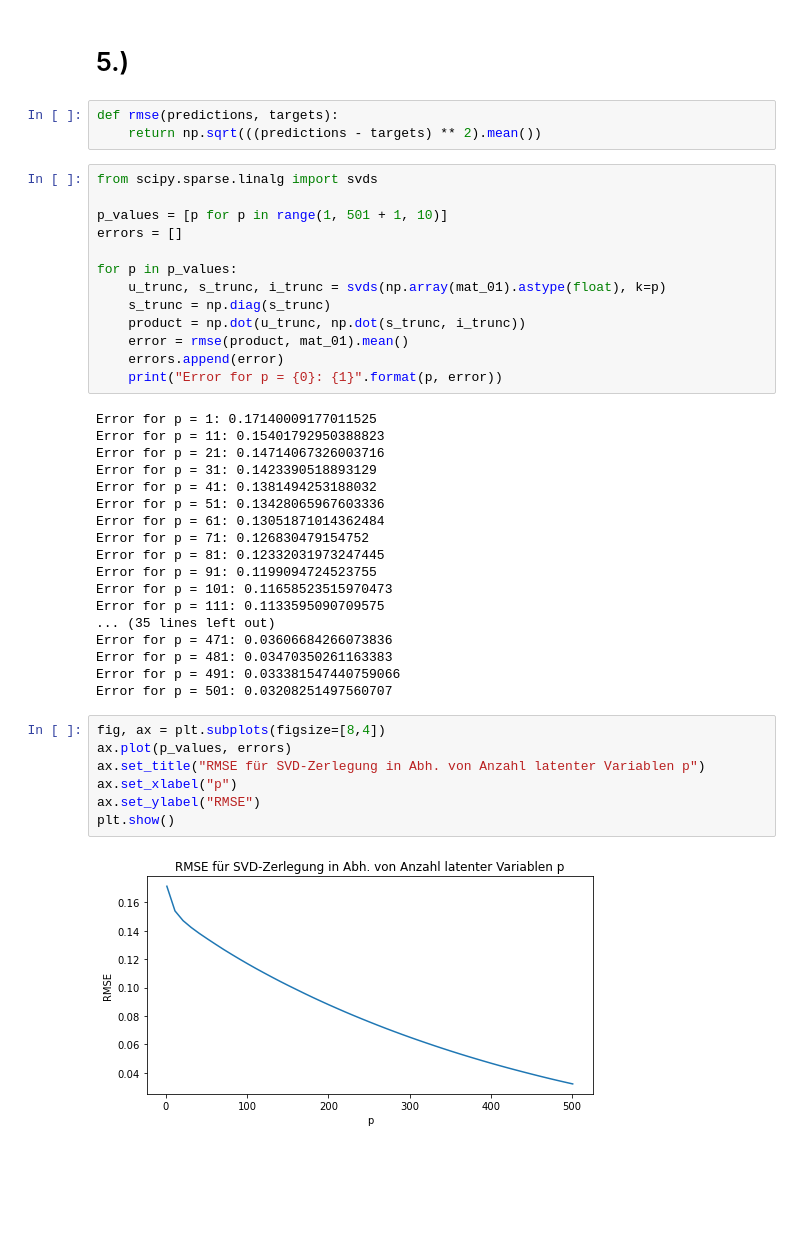
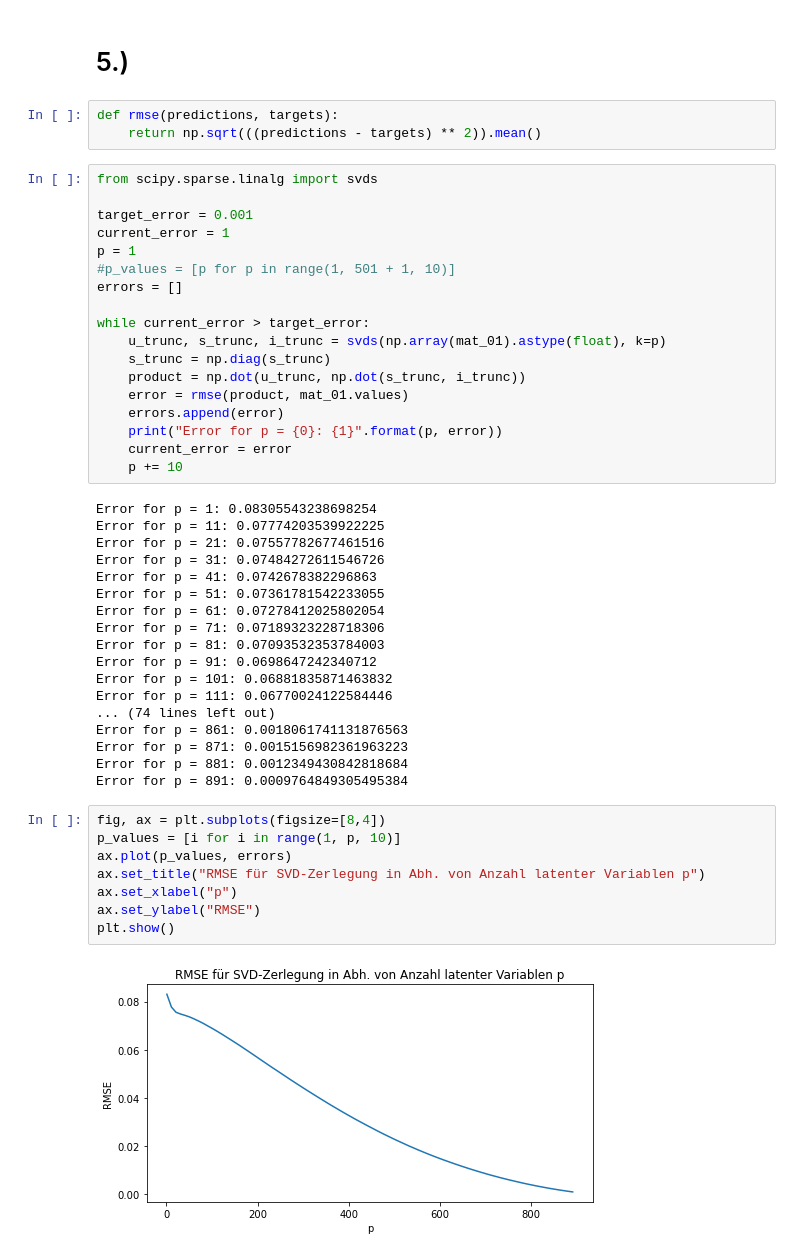
Before and after one commit to edgarWolf/lecture-data-science, a Jupyter notebook: Übung 5/wolf_edgar_blatt5_aufgabe11.ipynb, the cells around one changed output. Cells and saved outputs as stored; diff of their text form; blank space fills up the shorter version.

Commit message:
Fixed error in exercise 5 task 11, where RMSE was not computed corrrectly.

```diff
--- a/Übung 5/wolf_edgar_blatt5_aufgabe11.ipynb
+++ b/Übung 5/wolf_edgar_blatt5_aufgabe11.ipynb
@@ -302,44 +278,50 @@ $$
 # 5.)
 # %%
 def rmse(predictions, targets):
-    return np.sqrt(((predictions - targets) ** 2).mean())
+    return np.sqrt(((predictions - targets) ** 2)).mean()
 # %%
 from scipy.sparse.linalg import svds
 
-p_values = [p for p in range(1, 501 + 1, 10)]
+target_error = 0.001
+current_error = 1
+p = 1
+#p_values = [p for p in range(1, 501 + 1, 10)]
 errors = []
 
-for p in p_values:
+while current_error > target_error:
     u_trunc, s_trunc, i_trunc = svds(np.array(mat_01).astype(float), k=p)
     s_trunc = np.diag(s_trunc)
     product = np.dot(u_trunc, np.dot(s_trunc, i_trunc))
-    error = rmse(product, mat_01).mean()
+    error = rmse(product, mat_01.values)
     errors.append(error)
     print("Error for p = {0}: {1}".format(p, error))
+    current_error = error
+    p += 10
 # %% [output]
-Error for p = 1: 0.17140009177011525
-Error for p = 11: 0.15401792950388823
-Error for p = 21: 0.14714067326003716
-Error for p = 31: 0.1423390518893129
-Error for p = 41: 0.1381494253188032
-Error for p = 51: 0.13428065967603336
-Error for p = 61: 0.13051871014362484
-Error for p = 71: 0.126830479154752
-Error for p = 81: 0.12332031973247445
-Error for p = 91: 0.1199094724523755
-Error for p = 101: 0.11658523515970473
-Error for p = 111: 0.1133595090709575
-... (35 lines left out)
-Error for p = 471: 0.03606684266073836
-Error for p = 481: 0.03470350261163383
-Error for p = 491: 0.033381547440759066
-Error for p = 501: 0.03208251497560707
+Error for p = 1: 0.08305543238698254
+Error for p = 11: 0.07774203539922225
+Error for p = 21: 0.07557782677461516
+Error for p = 31: 0.07484272611546726
+Error for p = 41: 0.0742678382296863
+Error for p = 51: 0.07361781542233055
+Error for p = 61: 0.07278412025802054
+Error for p = 71: 0.07189323228718306
+Error for p = 81: 0.07093532353784003
+Error for p = 91: 0.0698647242340712
+Error for p = 101: 0.06881835871463832
+Error for p = 111: 0.06770024122584446
+... (74 lines left out)
+Error for p = 861: 0.0018061741131876563
+Error for p = 871: 0.0015156982361963223
+Error for p = 881: 0.0012349430842818684
+Error for p = 891: 0.0009764849305495384
 # %%
 fig, ax = plt.subplots(figsize=[8,4])
+p_values = [i for i in range(1, p, 10)]
 ax.plot(p_values, errors)
 ax.set_title("RMSE für SVD-Zerlegung in Abh. von Anzahl latenter Variablen p")
 ax.set_xlabel("p")
 ax.set_ylabel("RMSE")
 plt.show()
 # %% [output]
-[figure, old version]
+[figure, new version]
```
Also changed, not shown: parts of 2 cells of this notebook.
